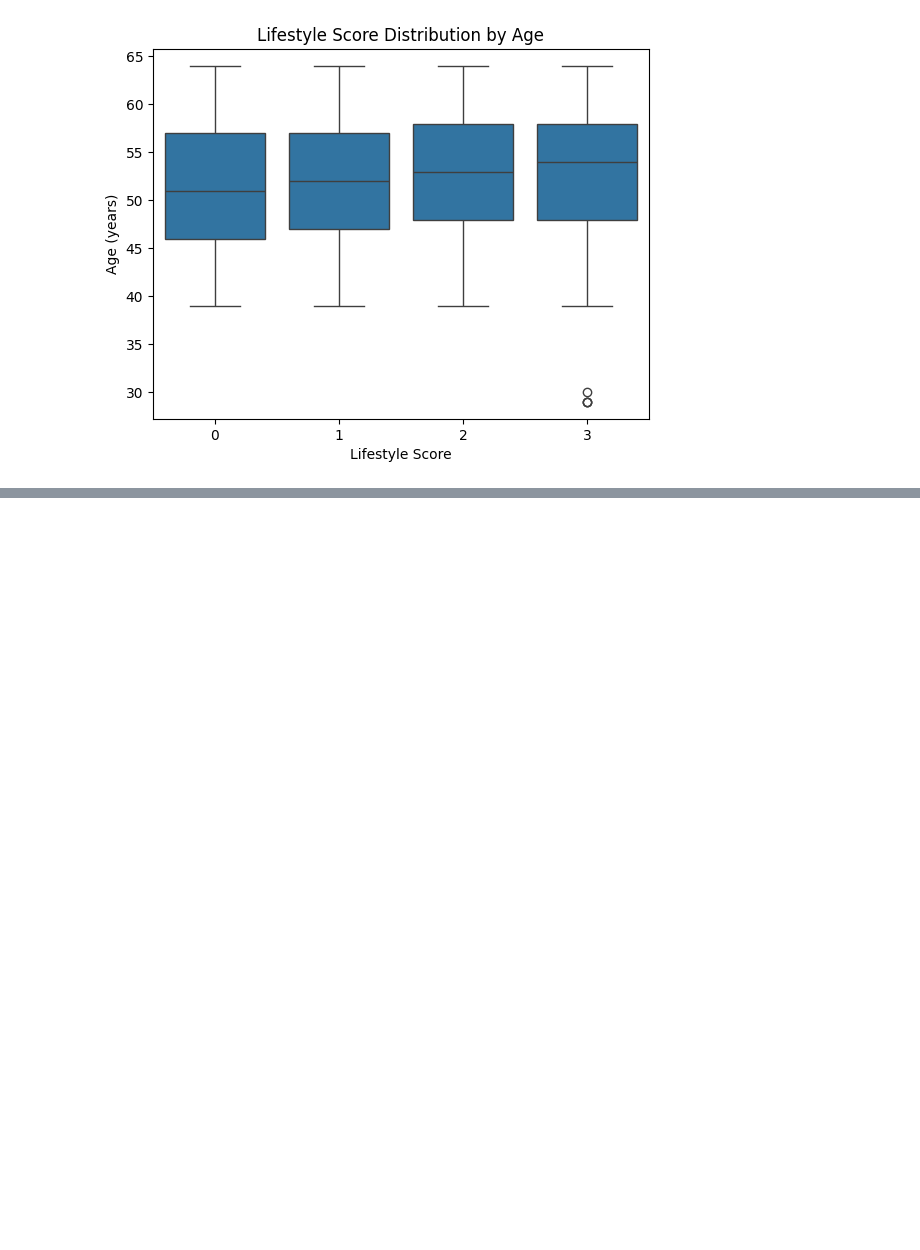
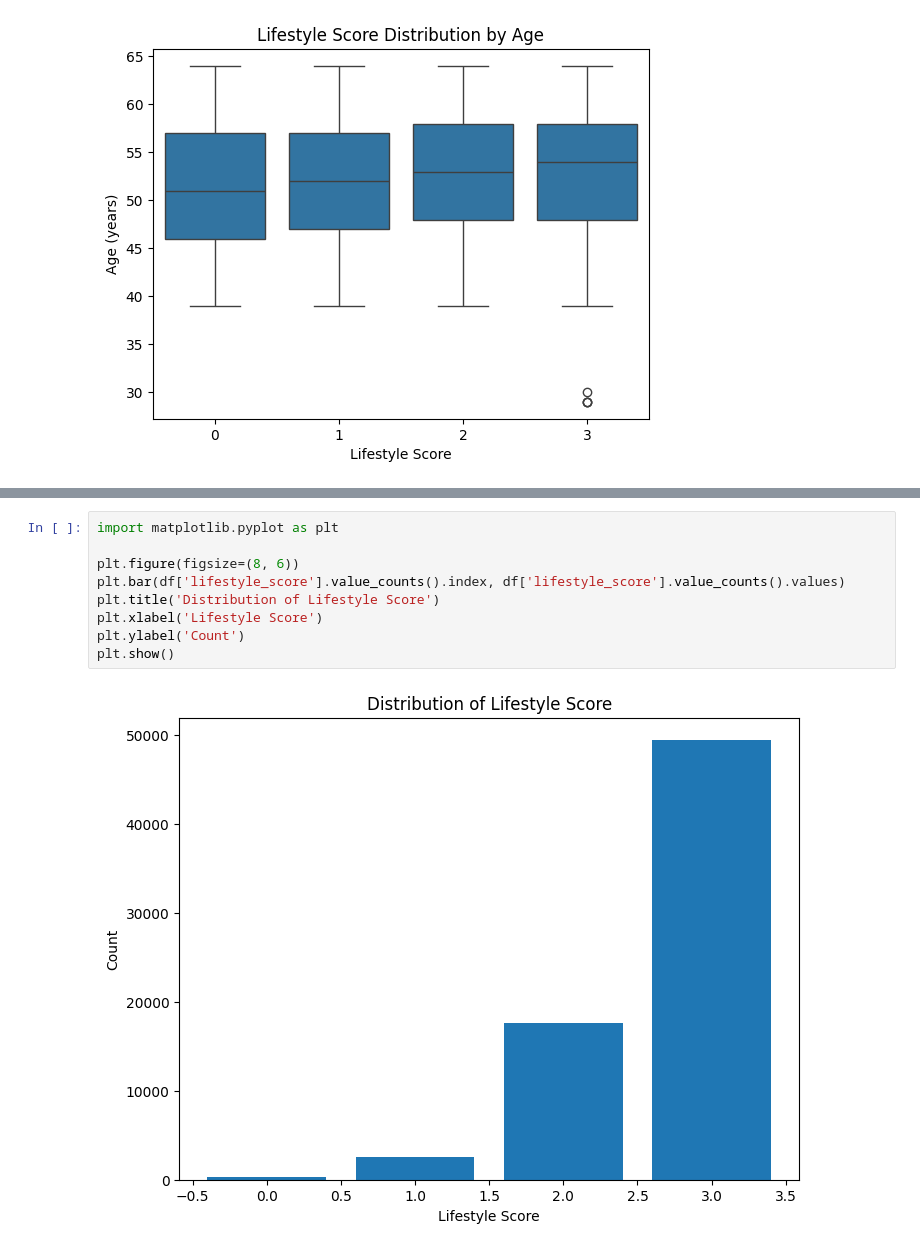
Before and after one commit to smbock42/data301final, a Jupyter notebook: DataExploration.ipynb, the cells around one changed output, grey strips where cells are left out. Saved outputs shown, nothing was run; the diff lists cells and outputs as text; blank space fills up the shorter version.

```diff
--- a/DataExploration.ipynb
+++ b/DataExploration.ipynb
@@ -212,0 +280,11 @@ TypeError: ufunc 'divide' not supported for the input types, and the inputs coul
+# %%
+import matplotlib.pyplot as plt
+
+plt.figure(figsize=(8, 6))
+plt.bar(df['lifestyle_score'].value_counts().index, df['lifestyle_score'].value_counts().values)
+plt.title('Distribution of Lifestyle Score')
+plt.xlabel('Lifestyle Score')
+plt.ylabel('Count')
+plt.show()
+# %% [output]
+[figure, added]
```
Also changed, not shown: parts of 5 cells of this notebook, 7 other files.
